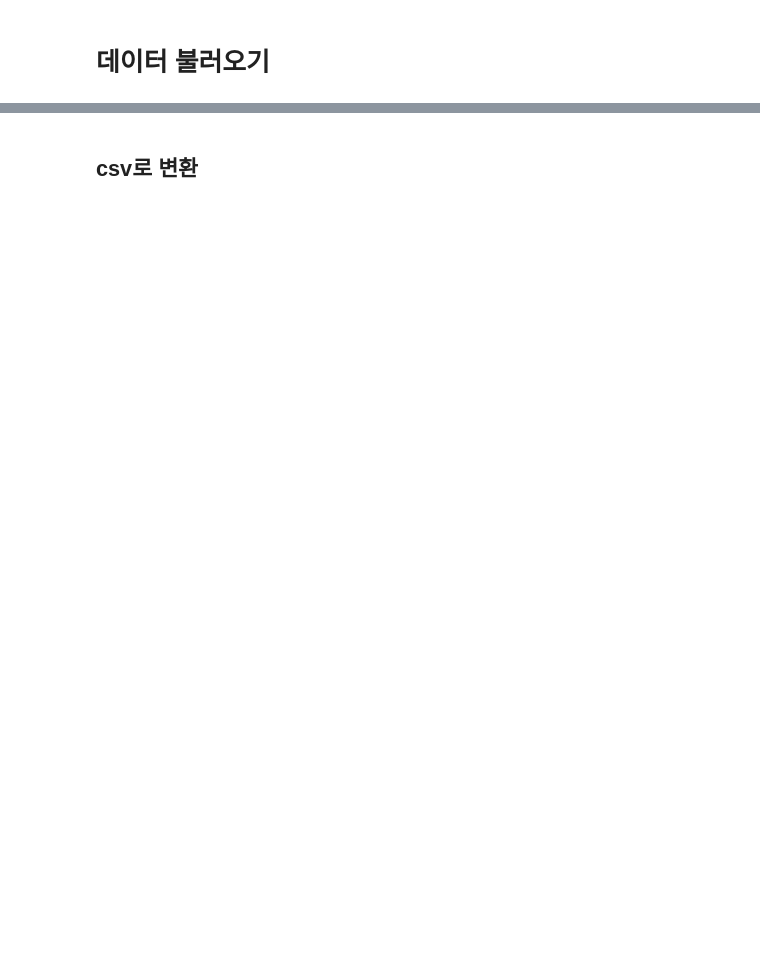
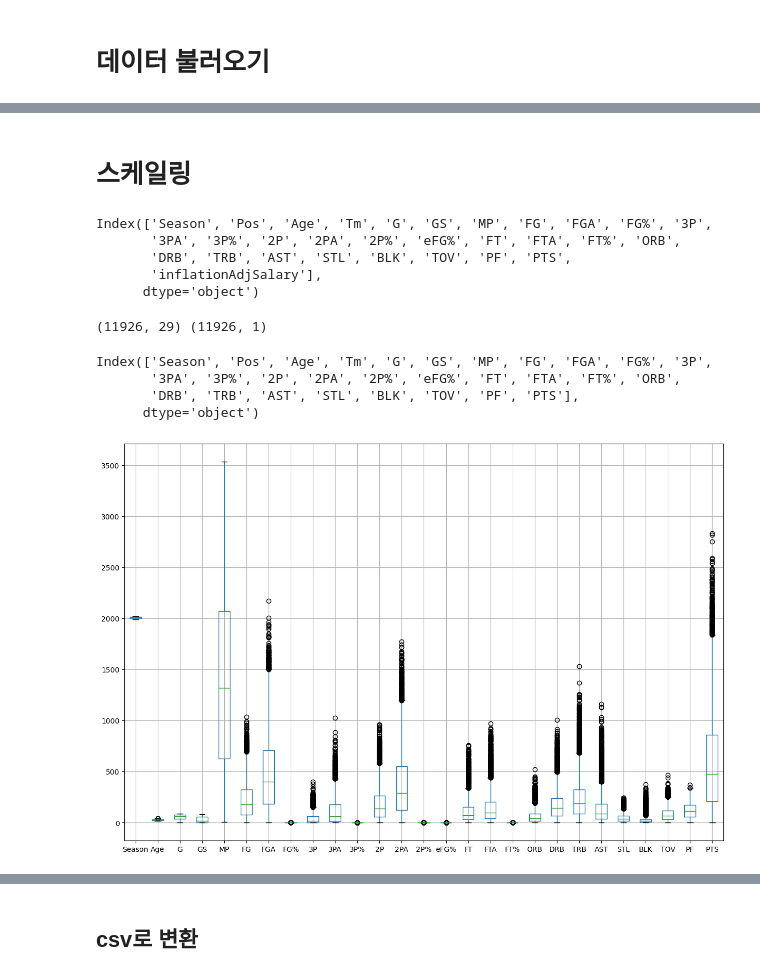
Before and after one commit to sangchun1/nba_salary, a Jupyter notebook: preprocess.ipynb, the cells around one changed output, grey strips where cells are left out. Cells and saved outputs as stored; diff of their text form; code cells hidden in the pictures; blank space fills up the shorter version.

```diff
--- a/preprocess.ipynb
+++ b/preprocess.ipynb
@@ -246,0 +215,9 @@ array([[<AxesSubplot:title={'center':'popularity'}>,
+# %%
+# 연봉 컬럼 숫자형으로 변환
+import re
+
+for i in df1.index:
+    df1.loc[i, 'inflationAdjSalary'] = re.sub(',', '', df1.loc[i, 'inflationAdjSalary'])
+    df1.loc[i, 'inflationAdjSalary'] = float(df1.loc[i, 'inflationAdjSalary'].split('$')[1])
+# %%
+df1['inflationAdjSalary'] = df1['inflationAdjSalary'].astype('float')
@@ -246,0 +244,38 @@ array([[<AxesSubplot:title={'center':'popularity'}>,
+# %%
+# 인덱스 리셋
+df1 = df1.reset_index().drop(['index'], axis=1)
+# %% [markdown]
+# 스케일링
+# %%
+df1.columns
+# %% [output]
+Index(['Season', 'Pos', 'Age', 'Tm', 'G', 'GS', 'MP', 'FG', 'FGA', 'FG%', '3P',
+       '3PA', '3P%', '2P', '2PA', '2P%', 'eFG%', 'FT', 'FTA', 'FT%', 'ORB',
+       'DRB', 'TRB', 'AST', 'STL', 'BLK', 'TOV', 'PF', 'PTS',
+       'inflationAdjSalary'],
+      dtype='object')
+# %%
+# 독립변수와 종속 변수 나누기
+df1X = df1.iloc[:, :-1]
+df1y = df1.iloc[:, -1:]
+# %%
+print(df1X.shape, df1y.shape)
+# %% [output]
+(11926, 29) (11926, 1)
+# %%
+df1X.columns
+# %% [output]
+Index(['Season', 'Pos', 'Age', 'Tm', 'G', 'GS', 'MP', 'FG', 'FGA', 'FG%', '3P',
+       '3PA', '3P%', '2P', '2PA', '2P%', 'eFG%', 'FT', 'FTA', 'FT%', 'ORB',
+       'DRB', 'TRB', 'AST', 'STL', 'BLK', 'TOV', 'PF', 'PTS'],
+      dtype='object')
+# %%
+# 독립형 변수 박스플롯(스케일링 전)
+%matplotlib inline
+import matplotlib.pyplot as plt
+df1X.boxplot(column=['Season', 'Age','G', 'GS', 'MP', 'FG', 'FGA',
+       'FG%', '3P', '3PA', '3P%', '2P', '2PA', '2P%', 'eFG%', 'FT', 'FTA',
+       'FT%', 'ORB', 'DRB', 'TRB', 'AST', 'STL', 'BLK', 'TOV', 'PF', 'PTS'], figsize=(15, 10))
+plt.show()
+# %% [output]
+[figure, added]
```
Also changed, not shown: parts of 60 cells of this notebook, 4 other files.
